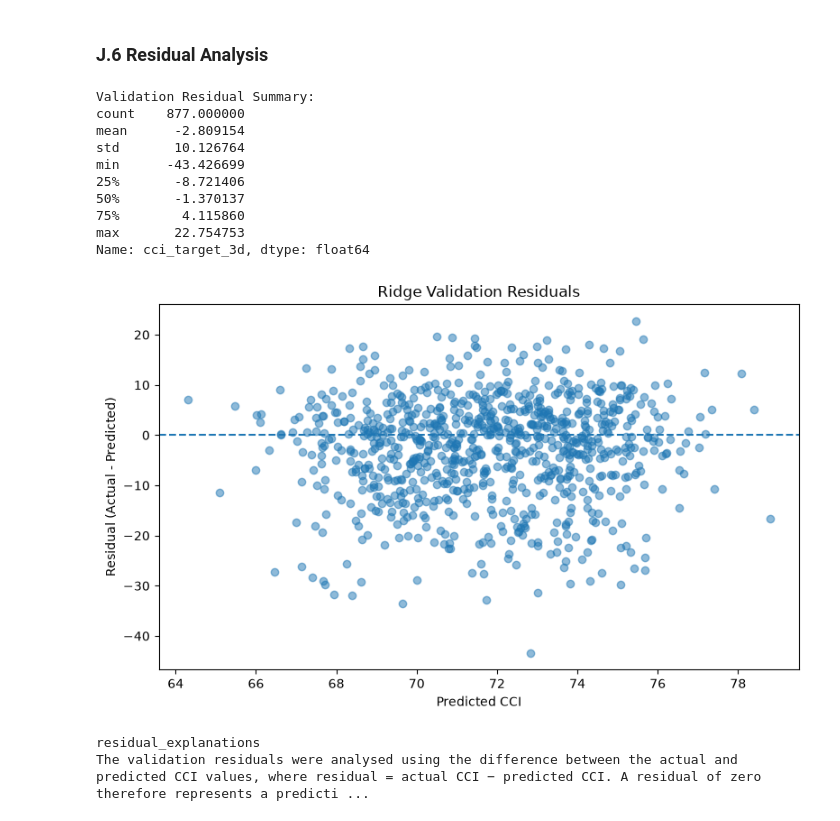
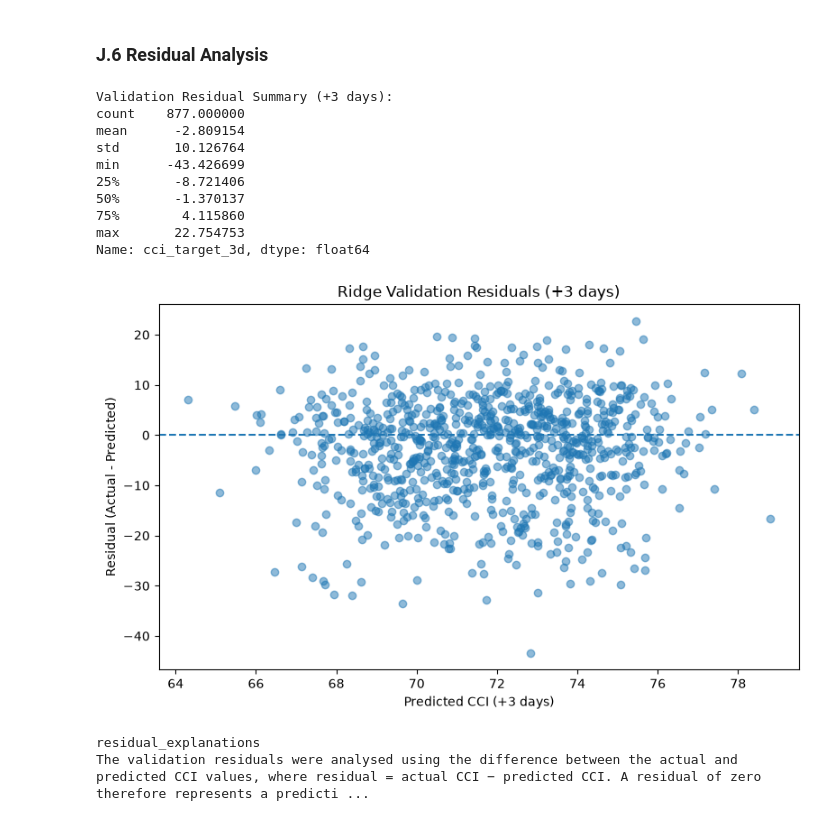
Before and after one commit to ParisaKalaki/36120-26SP-AT2-25969686-experiments, a Jupyter notebook: notebooks/comfort_climate/36120-26SP-AT2-25969686-comfort_climate.ipynb, the cells around one changed output. Drawn from its saved outputs; the diff is of its cells as text; code cells hidden in the pictures.

```diff
--- a/notebooks/comfort_climate/36120-26SP-AT2-25969686-comfort_climate.ipynb
+++ b/notebooks/comfort_climate/36120-26SP-AT2-25969686-comfort_climate.ipynb
@@ -1411,11 +1442,3 @@ print(f"Test:  {test.shape[0]} rows, {test['date'].min()} to {test['date'].max()
 Train: 4090 rows, 2010-01-01 00:00:00 to 2021-03-13 00:00:00
 Val:   877 rows, 2021-03-14 00:00:00 to 2023-08-07 00:00:00
 Test:  877 rows, 2023-08-08 00:00:00 to 2025-12-31 00:00:00
-# %%
-train = train.dropna(subset=["cci_target_3d"]).reset_index(drop=True)
-val = val.dropna(subset=["cci_target_3d"]).reset_index(drop=True)
-test = test.dropna(subset=["cci_target_3d"]).reset_index(drop=True)
-
-print(f"Train: {train.shape[0]} rows")
-print(f"Val:   {val.shape[0]} rows")
-print(f"Test:  {test.shape[0]} rows")
@@ -1962,37 +2237,39 @@ The standardised Ridge coefficients were examined to understand the relative con
 ### J.6 Residual Analysis
 # %%
 # ------------------------------------------------------------
-# J.5 Residual Analysis
+# J.6 Residual Analysis
 # ------------------------------------------------------------
 
-# Calculate validation residuals
-residuals = y_val - val_preds
+# Use the +3-day validation predictions for representative
+# residual analysis.
+
+residuals_3d = y_val_3d - val_preds_3d
 
 # Display summary statistics for the residuals
-print("Validation Residual Summary:")
-print(residuals.describe())
+print("Validation Residual Summary (+3 days):")
+print(residuals_3d.describe())
 
 # Plot residuals against predicted CCI values
 plt.figure(figsize=(8, 5))
-plt.scatter(val_preds, residuals, alpha=0.5)
+plt.scatter(val_preds_3d, residuals_3d, alpha=0.5)
 plt.axhline(0, linestyle="--")
-plt.xlabel("Predicted CCI")
+plt.xlabel("Predicted CCI (+3 days)")
 plt.ylabel("Residual (Actual - Predicted)")
-plt.title("Ridge Validation Residuals")
+plt.title("Ridge Validation Residuals (+3 days)")
 plt.tight_layout()
 plt.show()
 # %% [output]
-Validation Residual Summary:
+Validation Residual Summary (+3 days):
 count    877.000000
 mean      -2.809154
 std       10.126764
 min      -43.426699
 25%       -8.721406
 50%       -1.370137
 75%        4.115860
 max       22.754753
 Name: cci_target_3d, dtype: float64
-[figure, old version]
+[figure, new version]
 # %%
 residual_explanations = """
 The validation residuals were analysed using the difference between the actual and predicted CCI values, where residual = actual CCI − predicted CCI. A residual of zero therefore represents a prediction that exactly matches the observed target.
```
Also changed, not shown: parts of 29 cells of this notebook, 3 other files.
